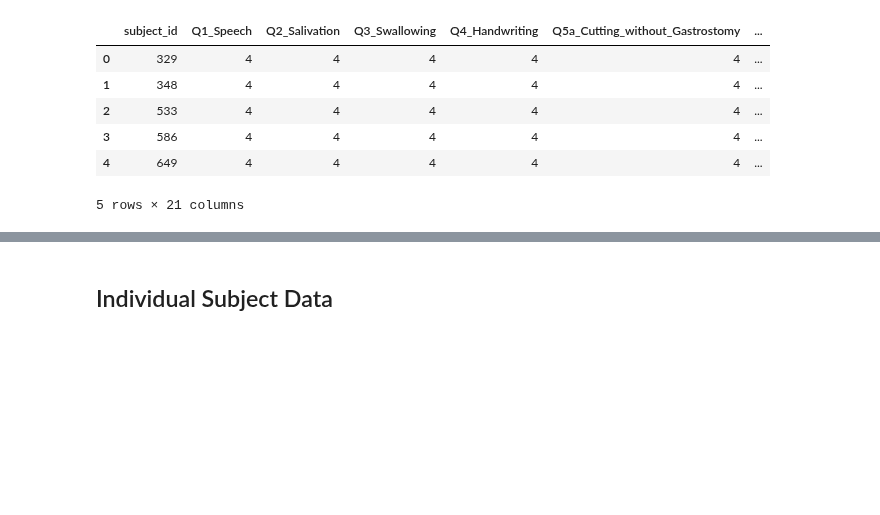
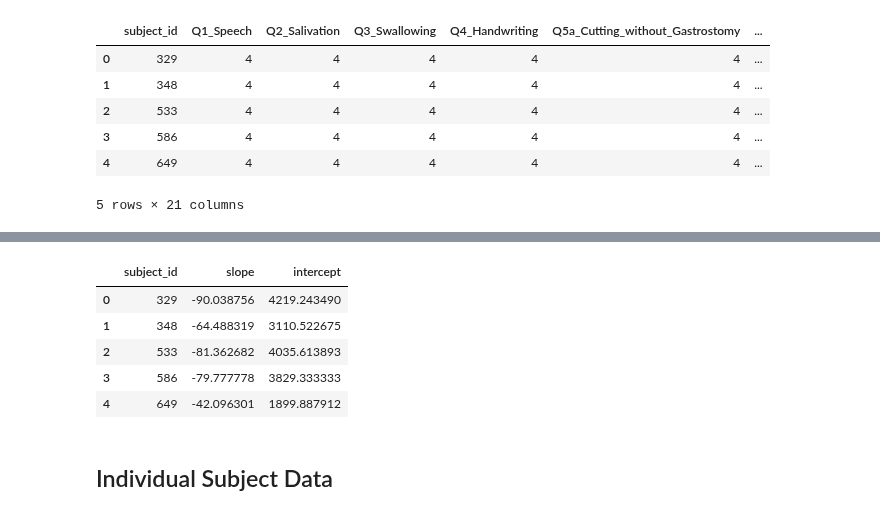
Before and after one commit to ttompk/als, a Jupyter notebook: question.ipynb, the cells around one changed output, grey strips where cells are left out. Saved outputs shown, nothing was run; the diff lists cells and outputs as text; code cells hidden in the pictures; blank space fills up the shorter version.

```diff
--- a/question.ipynb
+++ b/question.ipynb
@@ -246,3 +269,54 @@ scale_onset.head()
+# %%
+slopes = defaultdict()
+subject_col='subject_id'
+x_col1='ALSFRS_R_Total'
+x_col2='ALSFRS_Total'
+y_col='day_since_onset'
+
+# the dataframe
+df = scale_onset[['subject_id', 'ALSFRS_Total', 'ALSFRS_R_Total',
+                                'day_since_onset']].copy()
+
+# list of every subject in table
+subjects = list(np.unique(df[subject_col]))
+
+# for each subject
+for subj in subjects:
+    data = df.loc[ df[subject_col]==subj].copy()
+    x1=data[x_col1]
+    x2=data[x_col2]
+    y=data[y_col]
+
+    # if only one record then skip
+    if len(data)==1:
+        continue
+    # if missing values in x or y then skip
+    if ( (x1.isnull().any()) and (x2.isnull().any()) ) or (y.isnull().any()):
+        continue
+    if ~x1.isnull().any():
+        x=np.array(x1)
+        y=np.array(y)
+        slope, intercept, r_value, p_value, std_err = linregress(x, y)
+        slopes[subj] = (slope,intercept)
+    else:
+        x=np.array(x2)
+        y=np.array(y)
+        slope, intercept, r_value, p_value, std_err = linregress(x, y)
+        slopes[subj] = (slope,intercept)
+# %%
+linreg = pd.DataFrame(slopes).transpose().reset_index()
+# %%
+linreg.rename(index=str, columns={"index": "subject_id", 0: "slope", 1: "intercept"},
+              inplace=True)
+# %%
+linreg.head()
+# %% [output]
+|  | subject_id | slope | intercept |
+| 0 | 329 | -90.038756 | 4219.243490 |
+| 1 | 348 | -64.488319 | 3110.522675 |
+| 2 | 533 | -81.362682 | 4035.613893 |
+| 3 | 586 | -79.777778 | 3829.333333 |
+| 4 | 649 | -42.096301 | 1899.887912 |
 # %% [markdown]
 ## Individual Subject Data
 # %%
```
Also changed, not shown: parts of 9 cells of this notebook.
